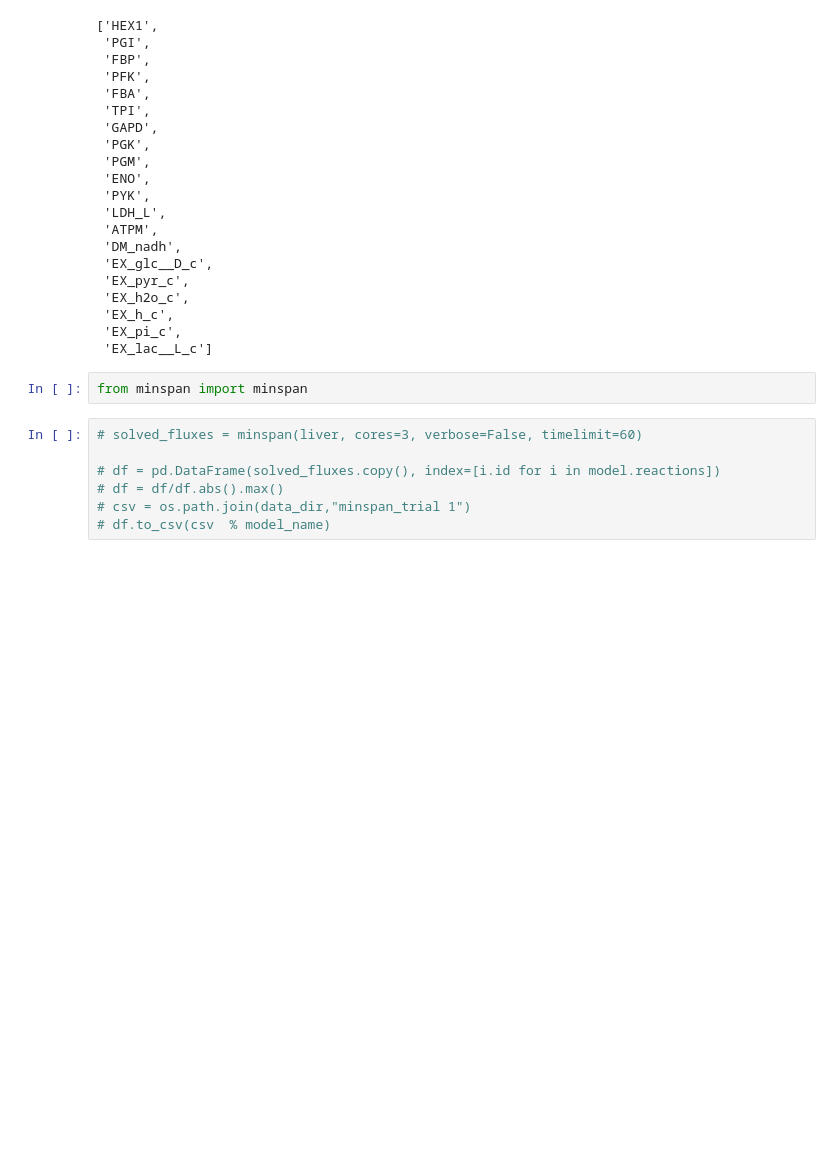
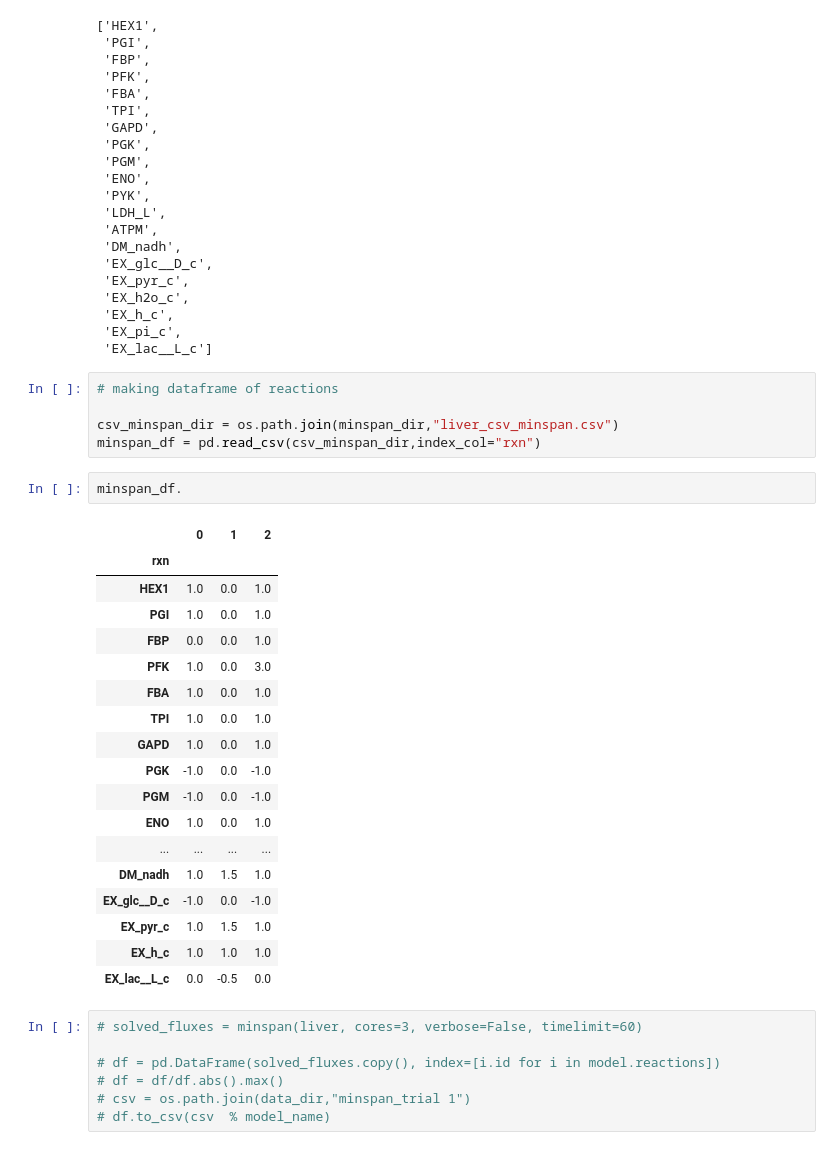
Before and after one commit to Sicily-maker/LiverModel, a Jupyter notebook: 0.0.3-liver-from-recon-3D.ipynb, the cells around one changed output. Saved outputs shown, nothing was run; the diff lists cells and outputs as text; blank space fills up the shorter version.

```diff
--- a/0.0.3-liver-from-recon-3D.ipynb
+++ b/0.0.3-liver-from-recon-3D.ipynb
@@ -494,8 +530,32 @@ reaction_list
  'EX_h_c',
  'EX_pi_c',
  'EX_lac__L_c']
-# %%
-from minspan import minspan
+# %%
+# making dataframe of reactions
+
+csv_minspan_dir = os.path.join(minspan_dir,"liver_csv_minspan.csv")
+minspan_df = pd.read_csv(csv_minspan_dir,index_col="rxn")
+# %%
+minspan_df.
+# %% [output]
+|  | 0 | 1 | 2 |
+| rxn |  |  |  |
+| HEX1 | 1.0 | 0.0 | 1.0 |
+| PGI | 1.0 | 0.0 | 1.0 |
+| FBP | 0.0 | 0.0 | 1.0 |
+| PFK | 1.0 | 0.0 | 3.0 |
+| FBA | 1.0 | 0.0 | 1.0 |
+| TPI | 1.0 | 0.0 | 1.0 |
+| GAPD | 1.0 | 0.0 | 1.0 |
+| PGK | -1.0 | 0.0 | -1.0 |
+| PGM | -1.0 | 0.0 | -1.0 |
+| ENO | 1.0 | 0.0 | 1.0 |
+| ... | ... | ... | ... |
+| DM_nadh | 1.0 | 1.5 | 1.0 |
+| EX_glc__D_c | -1.0 | 0.0 | -1.0 |
+| EX_pyr_c | 1.0 | 1.5 | 1.0 |
+| EX_h_c | 1.0 | 1.0 | 1.0 |
+| EX_lac__L_c | 0.0 | -0.5 | 0.0 |
 # %%
 # solved_fluxes = minspan(liver, cores=3, verbose=False, timelimit=60)
 
```
Also changed, not shown: parts of 26 cells of this notebook, 36 other files.
